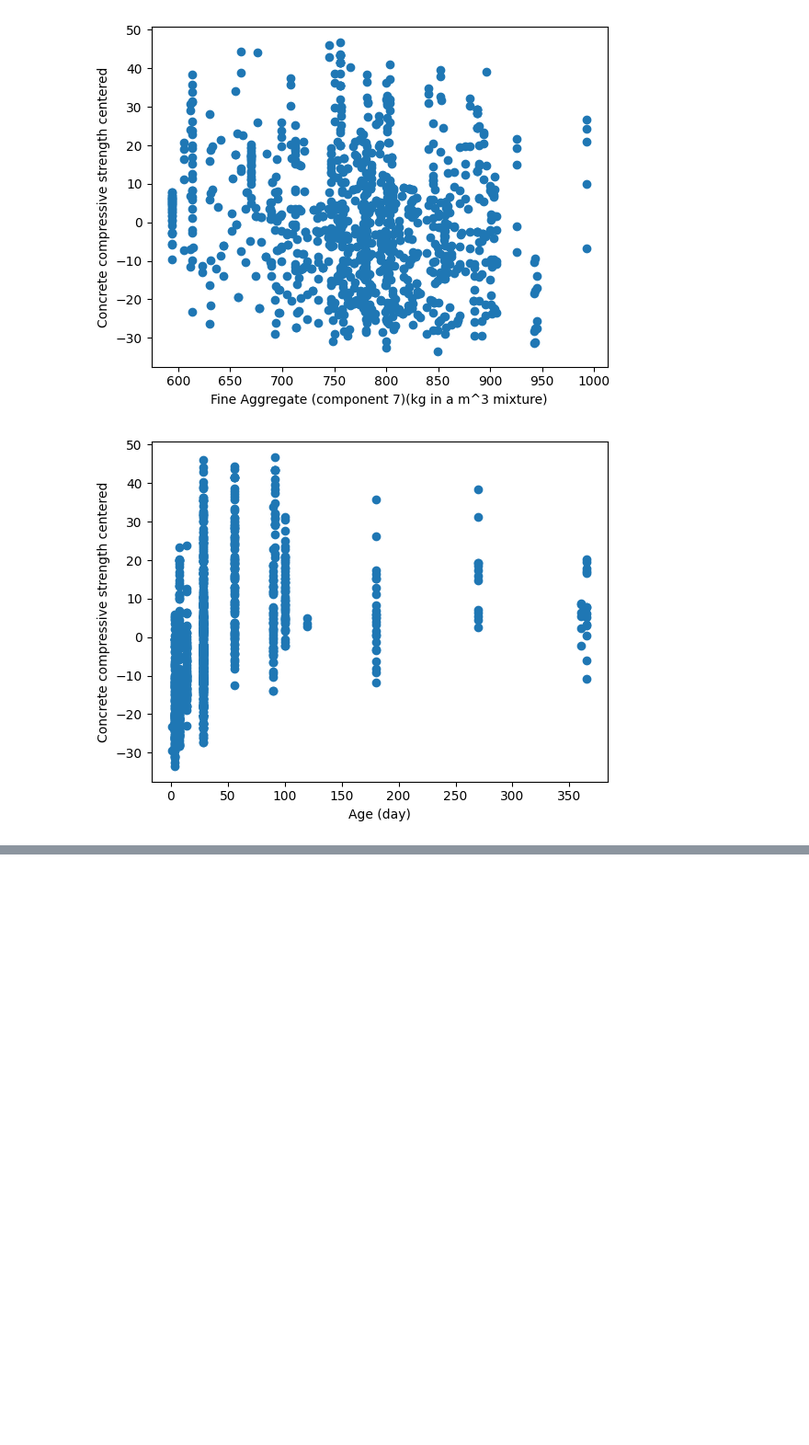
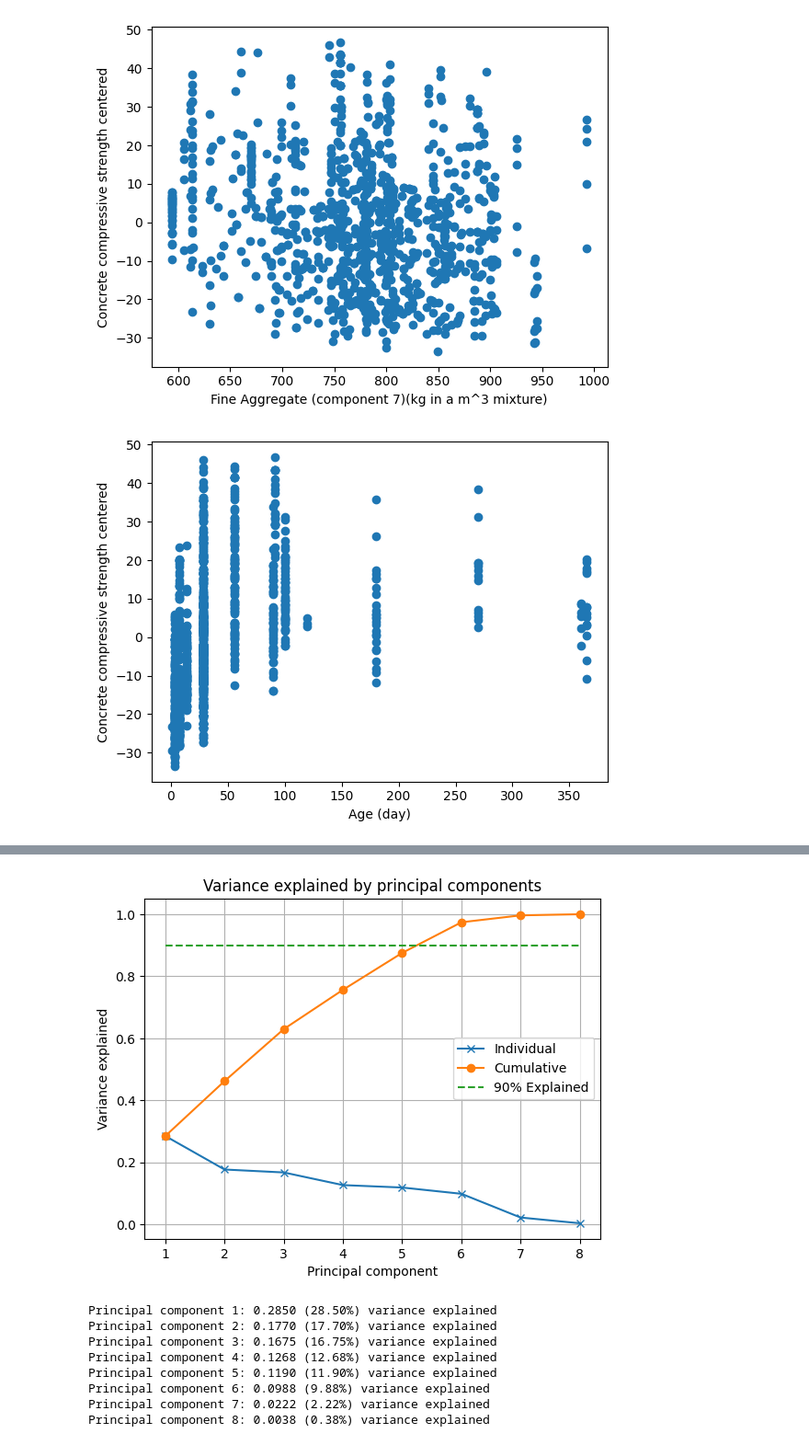
Before and after one commit to bertrambendsen/concrete_compressive_strength, a Jupyter notebook: main.ipynb, the cells around one changed output, grey strips where cells are left out. Shown at 92% size. Drawn from its saved outputs; the diff is of its cells as text; code cells hidden in the pictures; blank space fills up the shorter version.

```diff
--- a/main.ipynb
+++ b/main.ipynb
@@ -72,0 +60,44 @@ plt.show()
+# %%
+df = pd.read_excel("data/Concrete_Data.xls")
+input_data = df.iloc[:, :-1] # Excluding the lastr column as it's the output
+scale = StandardScaler()
+input_data = scale.fit_transform(input_data) # Centering and scaling the data
+
+# Applying PCA to our data
+pca = PCA()
+input_pca = pca.fit_transform(input_data)
+exvar = pca.explained_variance_ratio_
+
+# Calculating the cumulative explained variance
+cumulative_exvar = np.zeros(len(exvar))
+cumulative_exvar[0] = exvar[0]
+for i in range(1, len(exvar)):
+    cumulative_exvar[i] = cumulative_exvar[i-1] + exvar[i]
+# %%
+plt.figure()
+
+# Defining the 3 graphs
+plt.plot(range(1, len(exvar) + 1), exvar, "x-")
+plt.plot(range(1, len(cumulative_exvar) + 1), cumulative_exvar, "o-")
+plt.plot(range(1, len(exvar) + 1), np.ones(len(exvar)) * 0.9, "--")
+
+plt.title("Variance explained by principal components")
+plt.xlabel("Principal component")
+plt.ylabel("Variance explained")
+plt.legend(["Individual", "Cumulative", "90% Explained"])
+
+plt.grid()
+plt.show()
+
+for i, v in enumerate(exvar):
+    print(f"Principal component {i+1}: {v:.4f} ({v*100:.2f}%) variance explained")
+# %% [output]
+[figure, added]
+Principal component 1: 0.2850 (28.50%) variance explained
+Principal component 2: 0.1770 (17.70%) variance explained
+Principal component 3: 0.1675 (16.75%) variance explained
+Principal component 4: 0.1268 (12.68%) variance explained
+Principal component 5: 0.1190 (11.90%) variance explained
+Principal component 6: 0.0988 (9.88%) variance explained
+Principal component 7: 0.0222 (2.22%) variance explained
+Principal component 8: 0.0038 (0.38%) variance explained
```
Also changed, not shown: parts of 3 cells of this notebook.
